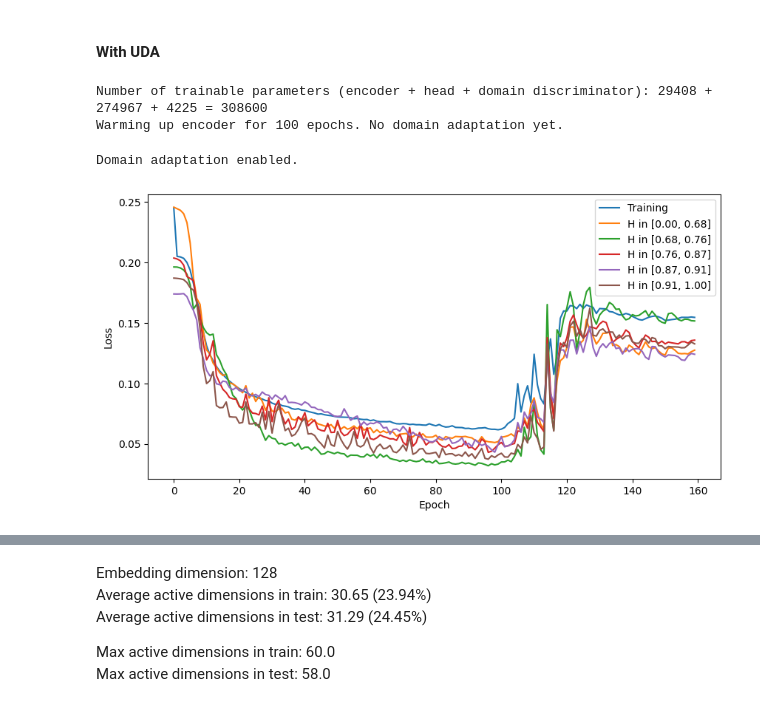
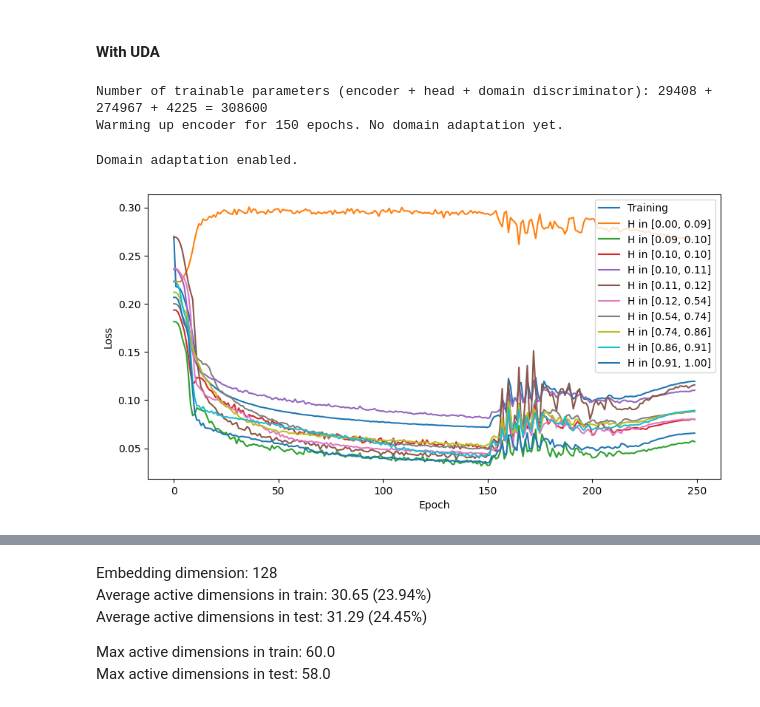
Before and after one commit to killian31/IdGas, a Jupyter notebook: train.ipynb, the cells around one changed output, grey strips where cells are left out. Drawn from its saved outputs; the diff is of its cells as text; code cells hidden in the pictures.

```diff
--- a/train.ipynb
+++ b/train.ipynb
@@ -368,7 +348,7 @@ split_humidity = False
 params_pipeline_dl = {
     "split_humidity": split_humidity,
     "h_threshold": 0.211,
-    "split": False,  # not split_humidity,
+    "split": not split_humidity,
     "val_proportion": 0.5 if split_humidity else 0.1,
     "rescale": False,
     "reduce_features": False,
@@ -392,7 +372,7 @@ test_params_pipeline_dl["split"] = False
 test_params_pipeline_dl["split_humidity"] = False
 test_params_pipeline_dl["cut_low_humidity"] = False
 
-x_train, y_train, _, _ = full_pipeline(train_x_path, train_y_path, **params_pipeline_dl)
+x_train, y_train, x_val, y_val = full_pipeline(train_x_path, train_y_path, **params_pipeline_dl)
 # concat train and val
 # x_train = pd.concat([x_train, x_val], axis=0)
 # y_train = pd.concat([y_train, y_val], axis=0)
@@ -407,7 +387,7 @@ else:
     val_data = [(x_val, y_val)]
     labels = None
 
-if False:
+if True:
     val_data = val_data[-3:]
     labels = labels[-3:]
 
@@ -415,6 +395,9 @@ ranges = [[float(s[6:10]), float(s[12:16])] for s in labels]
 for ran in ranges:
     print(f"Range: {ran[0]} - {ran[1]}")
     print(
-        f"Size: {x_train[(x_train['Humidity'] >= ran[0]) & (x_train['Humidity'] < ran[1])].shape[0]}, = {x_train[(x_train['Humidity'] >= ran[0]) & (x_train['Humidity'] < ran[1])].shape[0] / x_train.shape[0] * 100:.2f}%"
+        f"train size: {x_train[(x_train['Humidity'] >= ran[0]) & (x_train['Humidity'] < ran[1])].shape[0]}, = {x_train[(x_train['Humidity'] >= ran[0]) & (x_train['Humidity'] < ran[1])].shape[0] / x_train.shape[0] * 100:.2f}%"
     )
+    print(
+        f"val size: {x_val[(x_val['Humidity'] >= ran[0]) & (x_val['Humidity'] < ran[1])].shape[0]}, = {x_val[(x_val['Humidity'] >= ran[0]) & (x_val['Humidity'] < ran[1])].shape[0] / x_val.shape[0] * 100:.2f}%"
+    )
 # %% [output]
@@ -508,12 +452,12 @@ try:
         val_data,
         params=params_ramt,
         uda=False,
-        uda_hidden_dim=64,
-        uda_dropout_rate=0.1,
-        warmup_epochs=50,
-        gamma=5.0,
-        uda_phase_lr=1e-5,
-        uda_disc_lr=1e-3,
+        uda_hidden_dim=32,
+        uda_dropout_rate=0.0,
+        warmup_epochs=150,
+        gamma=10.0,
+        uda_phase_lr=5e-4,
+        uda_disc_lr=5e-4,
         verbose=True,
         plot_losses=True,
         labels=labels,
@@ -587,51 +526,54 @@ params_ramt_uda = {
         "embed_dim": 128,
         "attn_heads": 4,
         "attn_blocks": 2,
-        "num_res_blocks": 1,
+        "num_res_blocks": 2,
         "res_hidden": 128,
         "head_hidden": 64,
-        "enc_dropout_rate": 0.2,
-        "head_dropout_rate": 0.3,
+        "enc_dropout_rate": 0.5,
+        "head_dropout_rate": 0.5,
     },
     "training_params": {
-        "n_epochs": 160,
+        "n_epochs": 250,
         "lr": 2.5e-4,
         "weight_decay": 1e-5,
         "batch_size": 2048,
-        "patience": 10,
+        "patience": 12,
         "factor": 0.5,
         "min_lr": 1e-6,
         "lr_warmup_epochs": 10,
         "loss": "WeightedRMSELoss",
     },
 }
+# %%
+# shuffle x_test
+x_test = x_test.sample(frac=1).reset_index(drop=True)
 # %%
 try:
     ramtnet_uda = run_nn_experiment(
         x_train,
         y_train,
         x_test,
         val_data,
         params=params_ramt_uda,
         uda=True,
         uda_hidden_dim=32,
-        uda_dropout_rate=0.1,
-        warmup_epochs=100,
-        gamma=5.0,
+        uda_dropout_rate=0.0,
+        warmup_epochs=150,
+        gamma=10.0,
         uda_phase_lr=2.5e-4,
         uda_disc_lr=2.5e-4,
         verbose=True,
         plot_losses=True,
         labels=labels,
         zero_weight=1.0,
     )
 except KeyboardInterrupt:
     print("KeyboardInterrupt: Stopping training early.")
 # %% [output]
 Number of trainable parameters (encoder + head + domain discriminator): 29408 + 274967 + 4225 = 308600
-Warming up encoder for 100 epochs. No domain adaptation yet.
+Warming up encoder for 150 epochs. No domain adaptation yet.
 Domain adaptation enabled.
-[figure, old version]
+[figure, new version]
 # %%
 plot_avg_attention_maps(ramtnet_uda, x_train, batch_size=2048, cmap="Oranges")
 # %% [output]
```
Also changed, not shown: parts of 29 cells of this notebook, 3 other files.
